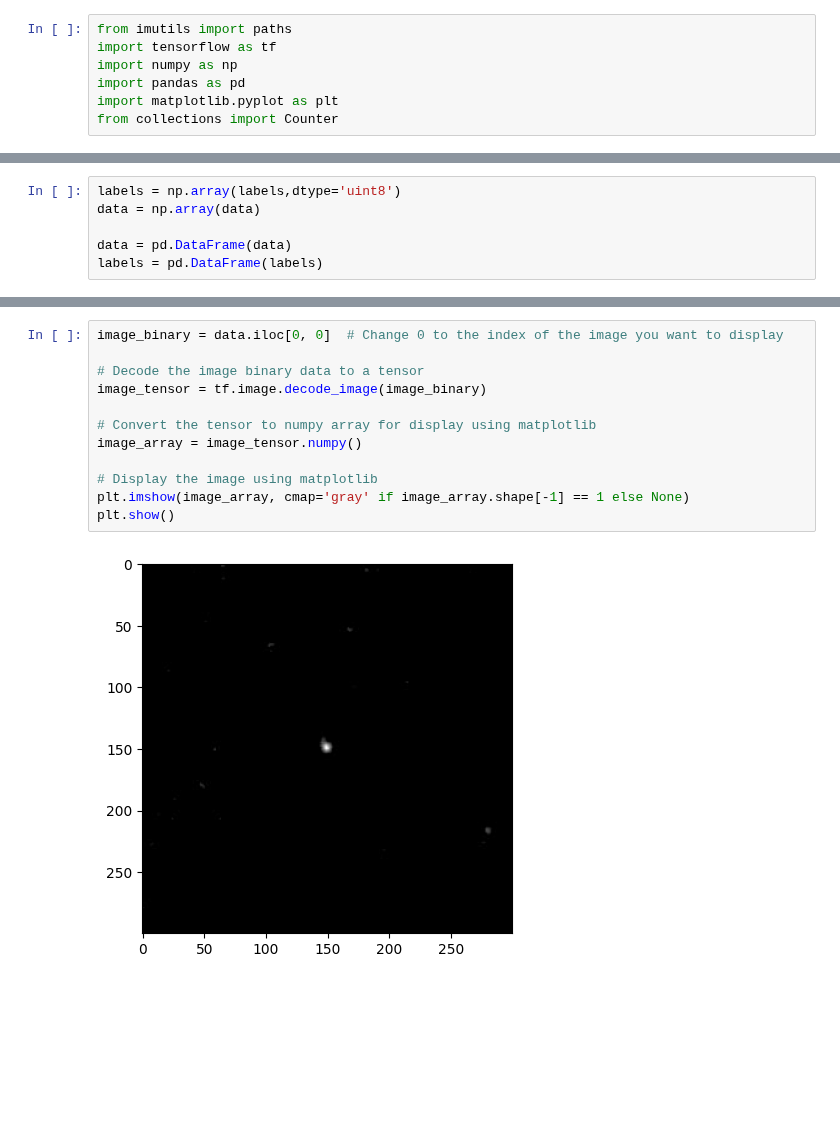
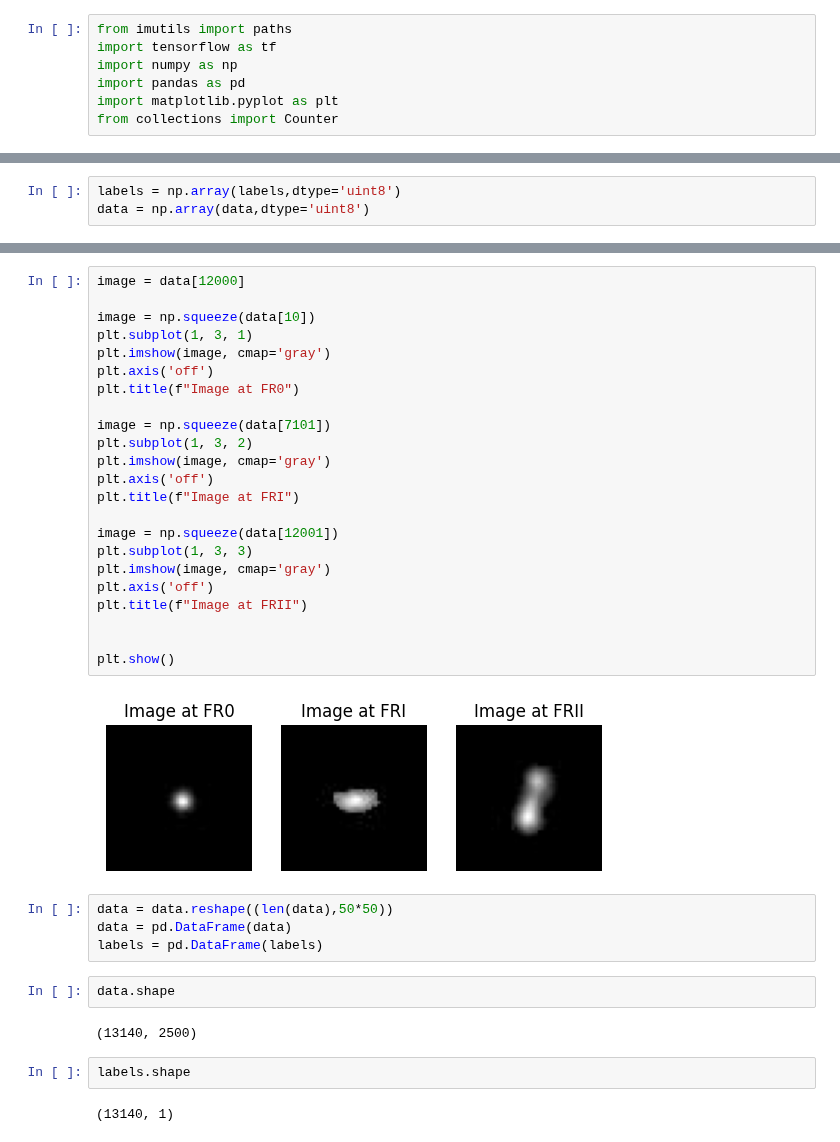
Before and after one commit to FaridRash/DATA-MINING-MACHINE-LEARNING-semester-2-, a Jupyter notebook: The Final Project/Notebooks/Farid/Farid_1st.ipynb, the cells around one changed output, grey strips where cells are left out. Drawn from its saved outputs; the diff is of its cells as text; blank space fills up the shorter version.

```diff
--- a/The Final Project/Notebooks/Farid/Farid_1st.ipynb
+++ b/The Final Project/Notebooks/Farid/Farid_1st.ipynb
@@ -89,6 +85,3 @@ Loaded FRI... 2066 files has loaded.
 # %%
 labels = np.array(labels,dtype='uint8')
-data = np.array(data)
-
-data = pd.DataFrame(data)
-labels = pd.DataFrame(labels)
+data = np.array(data,dtype='uint8')
@@ -110,14 +96,37 @@ plt.show()
-# %%
-image_binary = data.iloc[0, 0]  # Change 0 to the index of the image you want to display
-
-# Decode the image binary data to a tensor
-image_tensor = tf.image.decode_image(image_binary)
-
-# Convert the tensor to numpy array for display using matplotlib
-image_array = image_tensor.numpy()
-
-# Display the image using matplotlib
-plt.imshow(image_array, cmap='gray' if image_array.shape[-1] == 1 else None)
-plt.show()
-# %% [output]
-[figure, removed]
+# %%
+image = data[12000]
+
+image = np.squeeze(data[10])
+plt.subplot(1, 3, 1)
+plt.imshow(image, cmap='gray')
+plt.axis('off')
+plt.title(f"Image at FR0")
+
+image = np.squeeze(data[7101])
+plt.subplot(1, 3, 2)
+plt.imshow(image, cmap='gray')
+plt.axis('off')
+plt.title(f"Image at FRI")
+
+image = np.squeeze(data[12001])
+plt.subplot(1, 3, 3)
+plt.imshow(image, cmap='gray')
+plt.axis('off')
+plt.title(f"Image at FRII")
+
+
+plt.show()
+# %% [output]
+[figure, added]
+# %%
+data = data.reshape((len(data),50*50))
+data = pd.DataFrame(data)
+labels = pd.DataFrame(labels)
+# %%
+data.shape
+# %% [output]
+(13140, 2500)
+# %%
+labels.shape
+# %% [output]
+(13140, 1)
```
Also changed, not shown: parts of 10 cells of this notebook.
